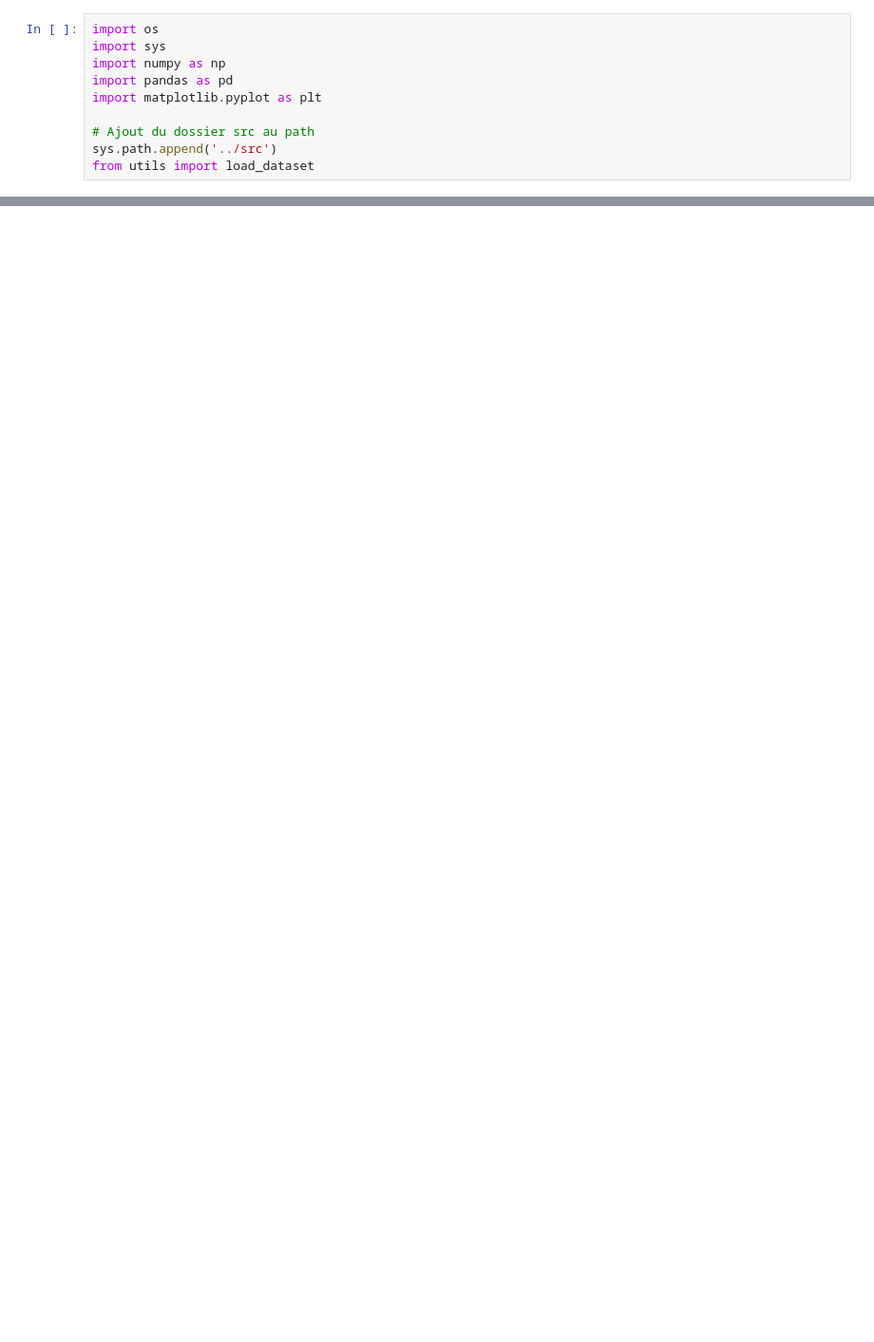
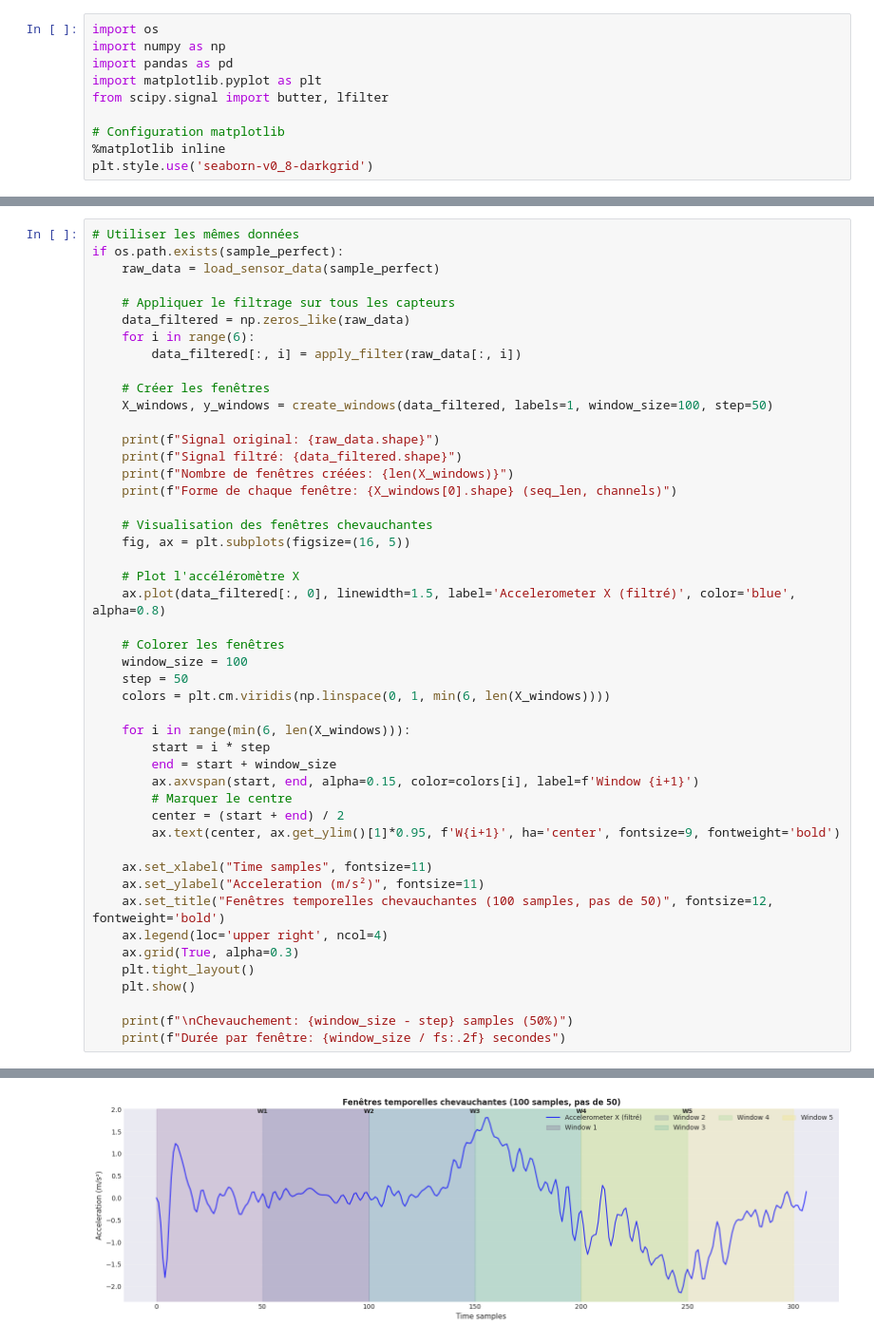
Before and after one commit to M-Abdelkabir/curl_piseps_sensor, a Jupyter notebook: notebooks/01_preprocessing.ipynb, the cells around one changed output, grey strips where cells are left out. Shown at 95% size. Saved outputs shown, nothing was run; the diff lists cells and outputs as text; blank space fills up the shorter version.

```diff
--- a/notebooks/01_preprocessing.ipynb
+++ b/notebooks/01_preprocessing.ipynb
@@ -5,10 +6,10 @@ Ce notebook détaille le chargement, le filtrage et la préparation des données
 # %%
 import os
-import sys
 import numpy as np
 import pandas as pd
 import matplotlib.pyplot as plt
+from scipy.signal import butter, lfilter
 
-# Ajout du dossier src au path
-sys.path.append('../src')
-from utils import load_dataset
+# Configuration matplotlib
+%matplotlib inline
+plt.style.use('seaborn-v0_8-darkgrid')
@@ -18,0 +166,48 @@ Nous chargeons l'ensemble du dataset à partir des dossiers `data/perfect` et `d
+# %%
+# Utiliser les mêmes données
+if os.path.exists(sample_perfect):
+    raw_data = load_sensor_data(sample_perfect)
+
+    # Appliquer le filtrage sur tous les capteurs
+    data_filtered = np.zeros_like(raw_data)
+    for i in range(6):
+        data_filtered[:, i] = apply_filter(raw_data[:, i])
+
+    # Créer les fenêtres
+    X_windows, y_windows = create_windows(data_filtered, labels=1, window_size=100, step=50)
+
+    print(f"Signal original: {raw_data.shape}")
+    print(f"Signal filtré: {data_filtered.shape}")
+    print(f"Nombre de fenêtres créées: {len(X_windows)}")
+    print(f"Forme de chaque fenêtre: {X_windows[0].shape} (seq_len, channels)")
+
+    # Visualisation des fenêtres chevauchantes
+    fig, ax = plt.subplots(figsize=(16, 5))
+
+    # Plot l'accéléromètre X
+    ax.plot(data_filtered[:, 0], linewidth=1.5, label='Accelerometer X (filtré)', color='blue', alpha=0.8)
+
+    # Colorer les fenêtres
+    window_size = 100
+    step = 50
+    colors = plt.cm.viridis(np.linspace(0, 1, min(6, len(X_windows))))
+
+    for i in range(min(6, len(X_windows))):
+        start = i * step
+        end = start + window_size
+        ax.axvspan(start, end, alpha=0.15, color=colors[i], label=f'Window {i+1}')
+        # Marquer le centre
+        center = (start + end) / 2
+        ax.text(center, ax.get_ylim()[1]*0.95, f'W{i+1}', ha='center', fontsize=9, fontweight='bold')
+
+    ax.set_xlabel("Time samples", fontsize=11)
+    ax.set_ylabel("Acceleration (m/s²)", fontsize=11)
+    ax.set_title("Fenêtres temporelles chevauchantes (100 samples, pas de 50)", fontsize=12, fontweight='bold')
+    ax.legend(loc='upper right', ncol=4)
+    ax.grid(True, alpha=0.3)
+    plt.tight_layout()
+    plt.show()
+
+    print(f"\nChevauchement: {window_size - step} samples (50%)")
+    print(f"Durée par fenêtre: {window_size / fs:.2f} secondes")
+# %% [output]
@@ -18,0 +218 @@ Nous chargeons l'ensemble du dataset à partir des dossiers `data/perfect` et `d
+[figure, added]
```
Also changed, not shown: parts of 22 cells of this notebook, 6 other files.
